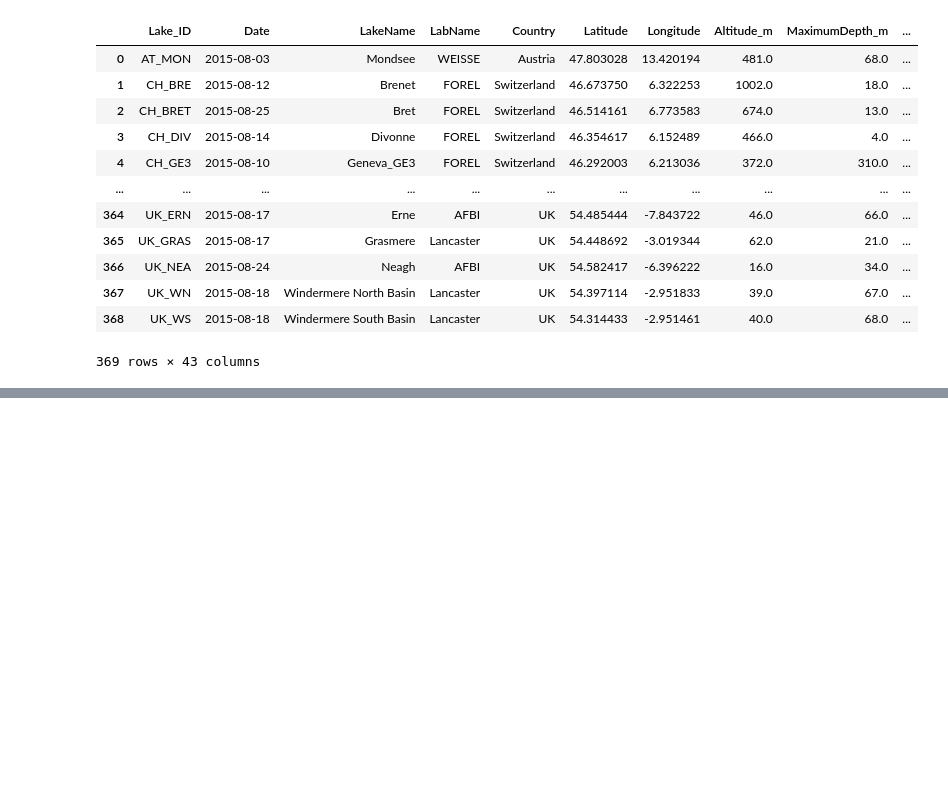
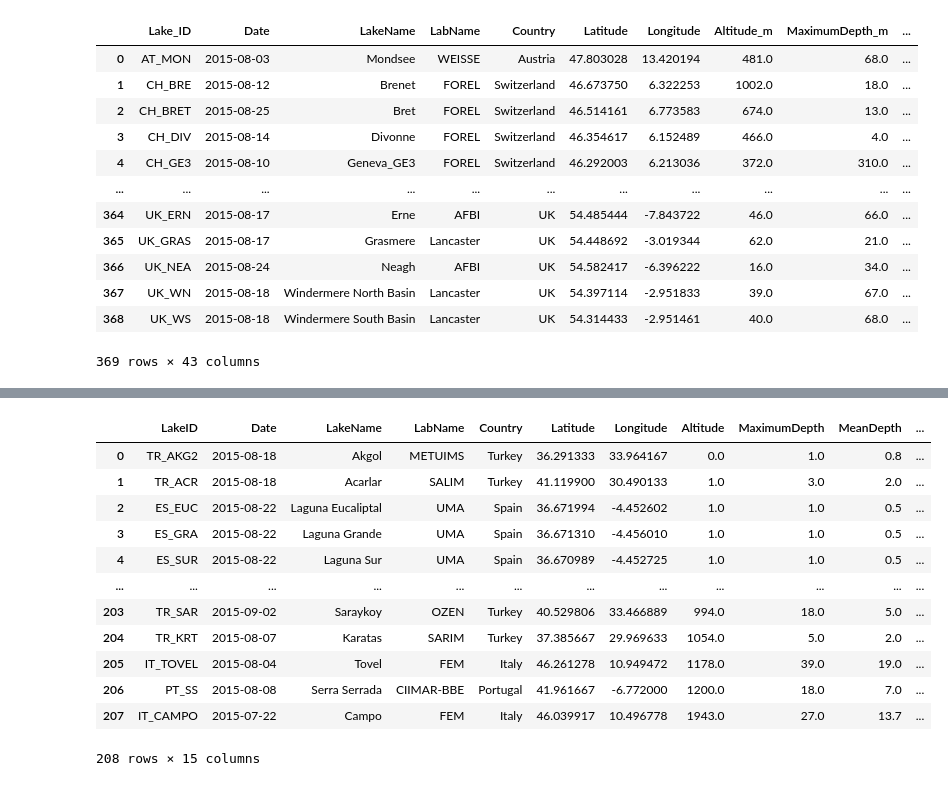
Before and after one commit to ubco-W2021T1-data301/project-group50-project, a Jupyter notebook: notebooks/analysis2.ipynb, the cells around one changed output, grey strips where cells are left out. Saved outputs shown, nothing was run; the diff lists cells and outputs as text; code cells hidden in the pictures; blank space fills up the shorter version.

```diff
--- a/notebooks/analysis2.ipynb
+++ b/notebooks/analysis2.ipynb
@@ -27,0 +196,42 @@ pd.read_csv('../data/raw/EMLSdata_10Aug.csv')
+# %%
+# Task 3
+def load_and_process(pathname):
+
+  # Method Chain 1 (Load data and deal with missing data)
+
+  df1 = (
+      pd.read_csv('../data/raw/EMLSdata_10Aug.csv')
+      .rename(columns={'Lake_ID' : "LakeID", 'Altitude_m' : 'Altitude', 'MaximumDepth_m' : 'MaximumDepth', 'MeanDepth_m' : 'MeanDepth',
+                        'SurfaceTemperature_C' : 'SurfaceTemperature', 'Chlorophylla_ugL' : 'Chlorophylla', 'Chlorophyllb_ugL' : 'Chlorophyllb',
+                        'Chlorophyllc2_ugL' : 'Chlorophyllc'})
+      [['LakeID', 'Date', 'LakeName', 'LabName', 'Country', 'Latitude', 'Longitude', 'Altitude', 'MaximumDepth', 'MeanDepth', 'Chlorophylla', 'Chlorophyllb', 'Chlorophyllc']]
+      .dropna(how="any")
+      .sort_values("Altitude")
+      .reset_index(drop=True)
+  )
+
+  # Method Chain 2 (Create new columns, drop others, and do processing)
+
+  df2 = (
+      df1
+      .assign(Year = lambda x : df1['Date'].str[:4])
+      .assign(Month = lambda x : df1['Date'].str[5:7])
+  )
+
+  return df2
+
+load_and_process('../data/raw/EMLSdata_10Aug.csv')
+# %% [output]
+|  | LakeID | Date | LakeName | LabName | Country | Latitude | Longitude | Altitude | MaximumDepth | MeanDepth | ... |
+| 0 | TR_AKG2 | 2015-08-18 | Akgol | METUIMS | Turkey | 36.291333 | 33.964167 | 0.0 | 1.0 | 0.8 | ... |
+| 1 | TR_ACR | 2015-08-18 | Acarlar | SALIM | Turkey | 41.119900 | 30.490133 | 1.0 | 3.0 | 2.0 | ... |
+| 2 | ES_EUC | 2015-08-22 | Laguna Eucaliptal | UMA | Spain | 36.671994 | -4.452602 | 1.0 | 1.0 | 0.5 | ... |
+| 3 | ES_GRA | 2015-08-22 | Laguna Grande | UMA | Spain | 36.671310 | -4.456010 | 1.0 | 1.0 | 0.5 | ... |
+| 4 | ES_SUR | 2015-08-22 | Laguna Sur | UMA | Spain | 36.670989 | -4.452725 | 1.0 | 1.0 | 0.5 | ... |
+| ... | ... | ... | ... | ... | ... | ... | ... | ... | ... | ... | ... |
+| 203 | TR_SAR | 2015-09-02 | Saraykoy | OZEN | Turkey | 40.529806 | 33.466889 | 994.0 | 18.0 | 5.0 | ... |
+| 204 | TR_KRT | 2015-08-07 | Karatas | SARIM | Turkey | 37.385667 | 29.969633 | 1054.0 | 5.0 | 2.0 | ... |
+| 205 | IT_TOVEL | 2015-08-04 | Tovel | FEM | Italy | 46.261278 | 10.949472 | 1178.0 | 39.0 | 19.0 | ... |
+| 206 | PT_SS | 2015-08-08 | Serra Serrada | CIIMAR-BBE | Portugal | 41.961667 | -6.772000 | 1200.0 | 18.0 | 7.0 | ... |
+| 207 | IT_CAMPO | 2015-07-22 | Campo | FEM | Italy | 46.039917 | 10.496778 | 1943.0 | 27.0 | 13.7 | ... |
+208 rows × 15 columns
```
Also changed, not shown: parts of 13 cells of this notebook, 1 other file.
